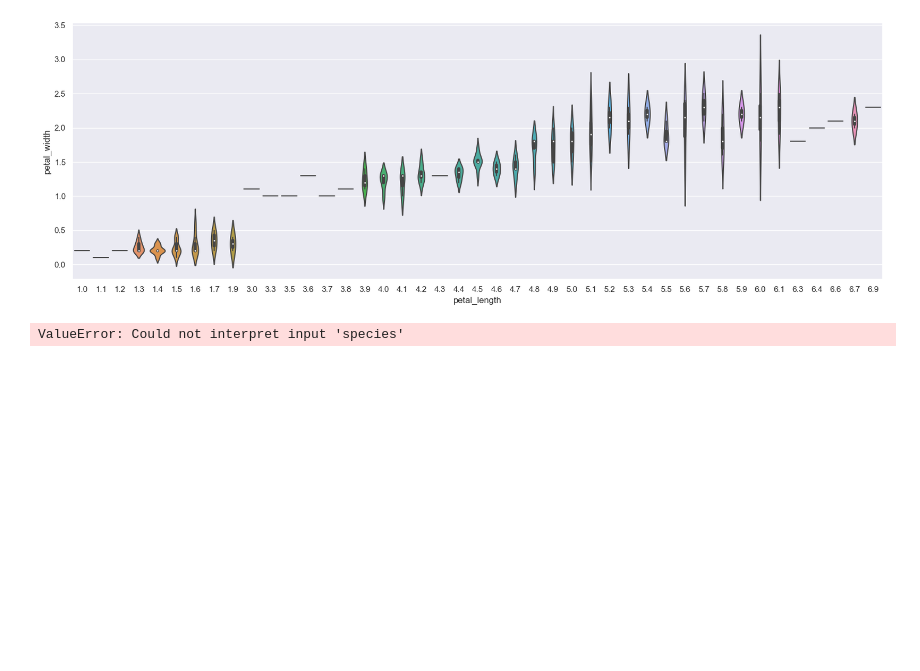
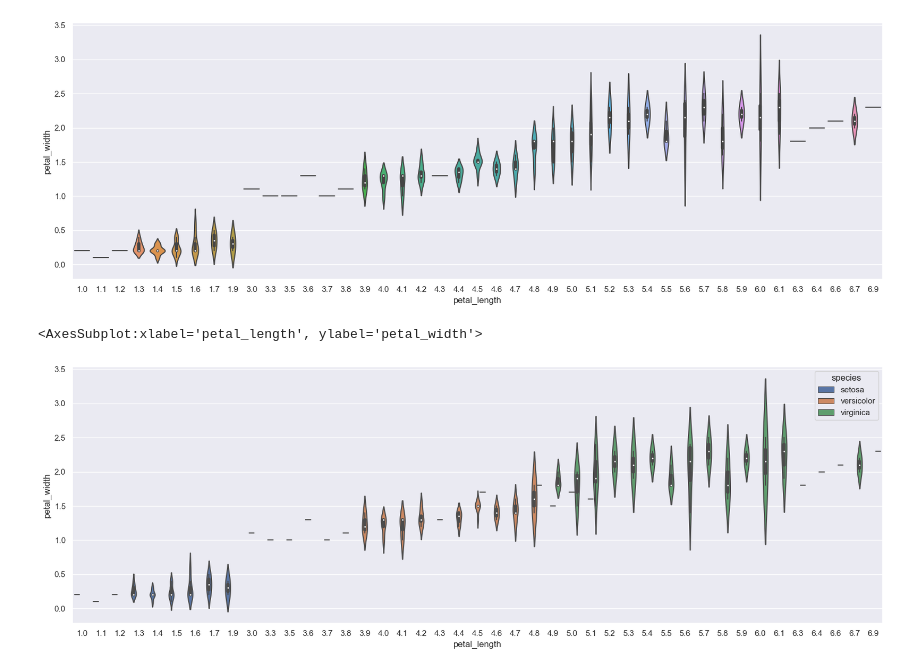
Before and after one commit to Aditya-Poddar/machineLearning, a Jupyter notebook: 08.Iris_Data_set_practical_seaborn.ipynb, the cells around one changed output. Cells and saved outputs as stored; diff of their text form; code cells hidden in the pictures; blank space fills up the shorter version.

Commit message:
image added

```diff
--- a/08.Iris_Data_set_practical_seaborn.ipynb
+++ b/08.Iris_Data_set_practical_seaborn.ipynb
@@ -103,6 +104,7 @@ sns.violinplot(x=iris['petal_length'],y=iris['petal_width'])
 [figure]
 # %%
 # vilion plot
-sns.violinplot(x=iris['petal_length'],y=iris['petal_width'],hue=iris[s])
+sns.violinplot(x=iris['petal_length'],y=iris['petal_width'],hue=iris['species'])
 # %% [output]
-ValueError: Could not interpret input 'species'
+<AxesSubplot:xlabel='petal_length', ylabel='petal_width'>
+[figure, added]
```
Also changed, not shown: parts of 1 cell of this notebook, 2 other files.
